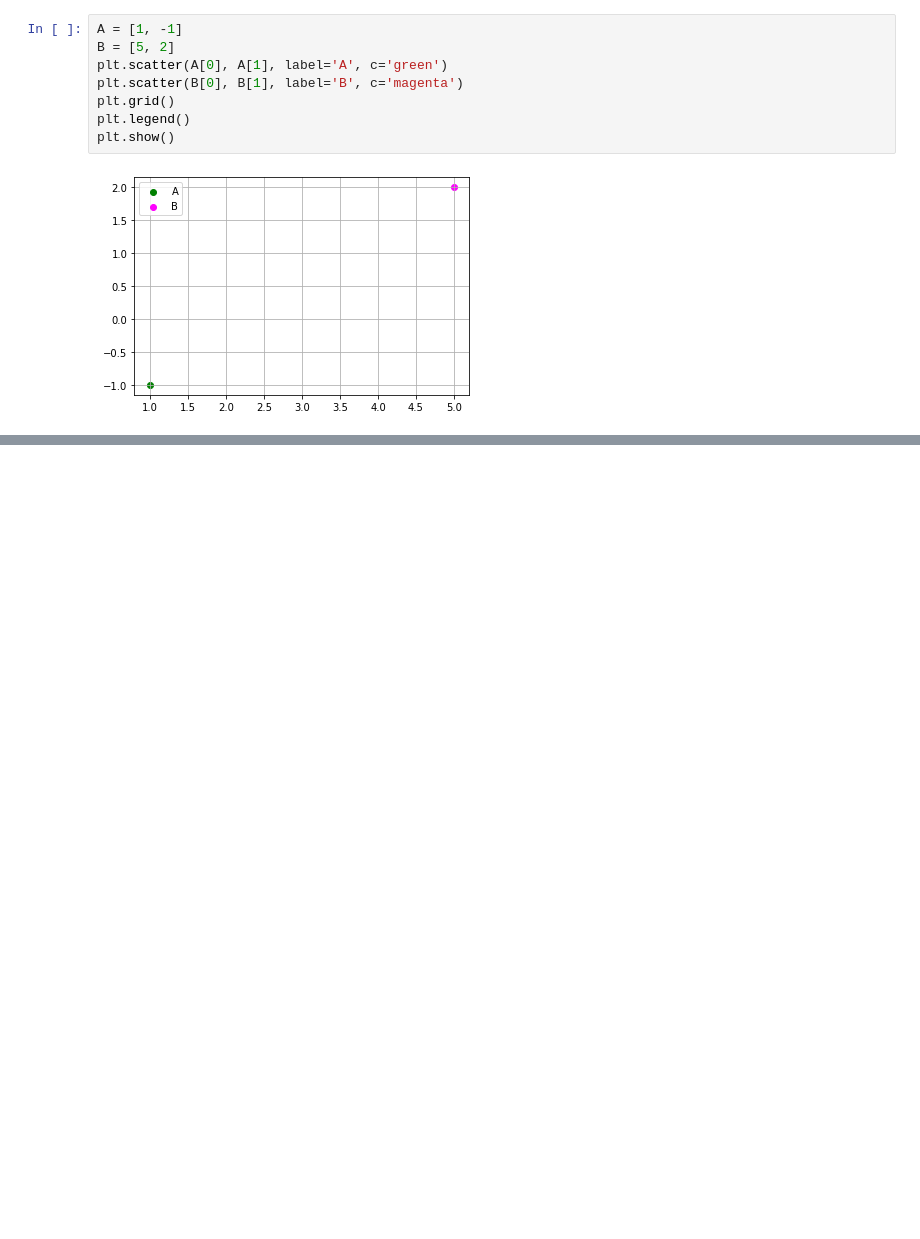
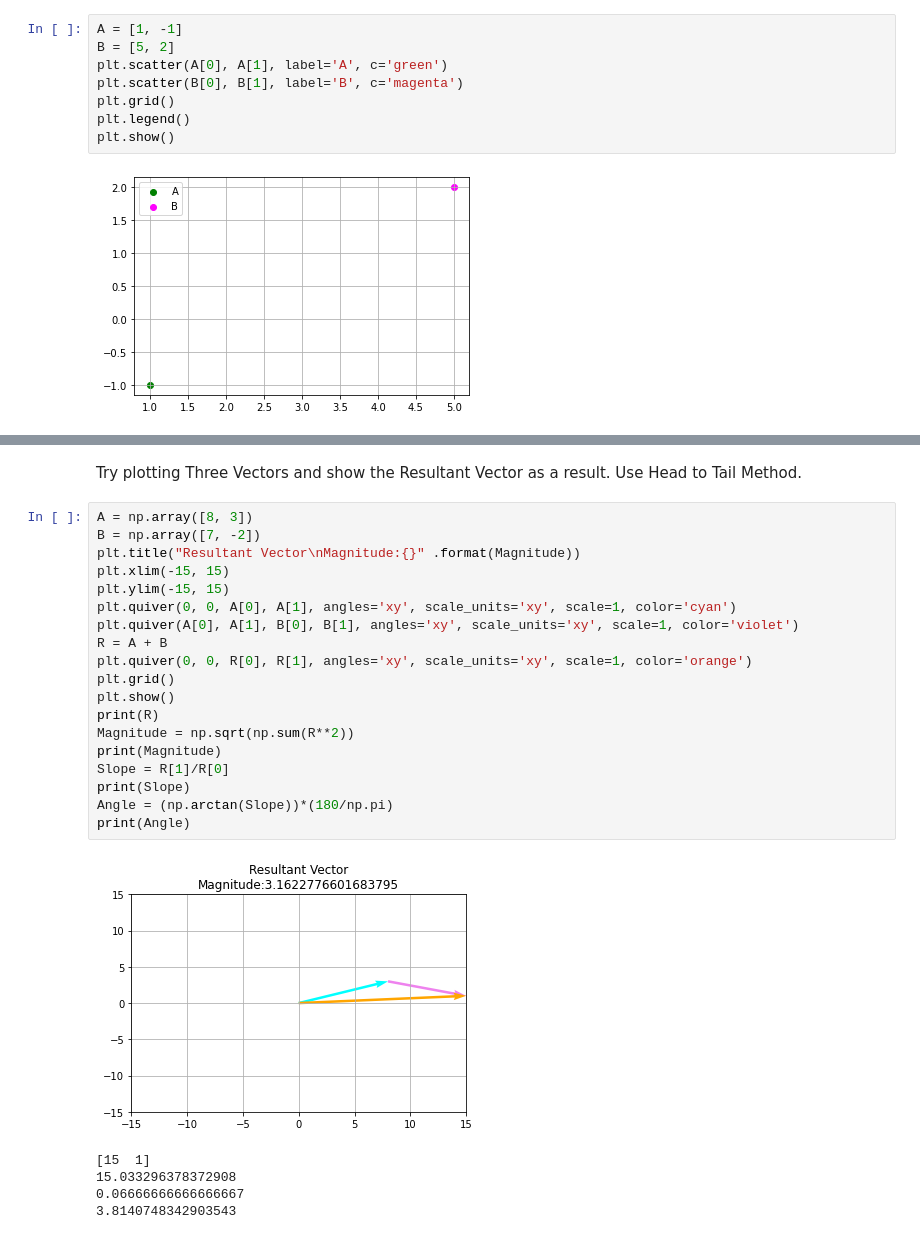
Before and after one commit to thmsfgr02/LinearAlgebra21, a Jupyter notebook: Assignment_9_FIGUEROA.ipynb, the cells around one changed output, grey strips where cells are left out. Drawn from its saved outputs; the diff is of its cells as text; blank space fills up the shorter version.

```diff
--- a/Assignment_9_FIGUEROA.ipynb
+++ b/Assignment_9_FIGUEROA.ipynb
@@ -233,0 +238,27 @@ NameError: ignored
+# %% [markdown]
+Try plotting Three Vectors and show the Resultant Vector as a result. Use Head to Tail Method.
+# %%
+A = np.array([8, 3])
+B = np.array([7, -2])
+plt.title("Resultant Vector\nMagnitude:{}" .format(Magnitude))
+plt.xlim(-15, 15)
+plt.ylim(-15, 15)
+plt.quiver(0, 0, A[0], A[1], angles='xy', scale_units='xy', scale=1, color='cyan')
+plt.quiver(A[0], A[1], B[0], B[1], angles='xy', scale_units='xy', scale=1, color='violet')
+R = A + B
+plt.quiver(0, 0, R[0], R[1], angles='xy', scale_units='xy', scale=1, color='orange')
+plt.grid()
+plt.show()
+print(R)
+Magnitude = np.sqrt(np.sum(R**2))
+print(Magnitude)
+Slope = R[1]/R[0]
+print(Slope)
+Angle = (np.arctan(Slope))*(180/np.pi)
+print(Angle)
+# %% [output]
+[figure, added]
+[15  1]
+15.033296378372908
+0.06666666666666667
+3.8140748342903543
```
Also changed, not shown: parts of 5 cells of this notebook.
